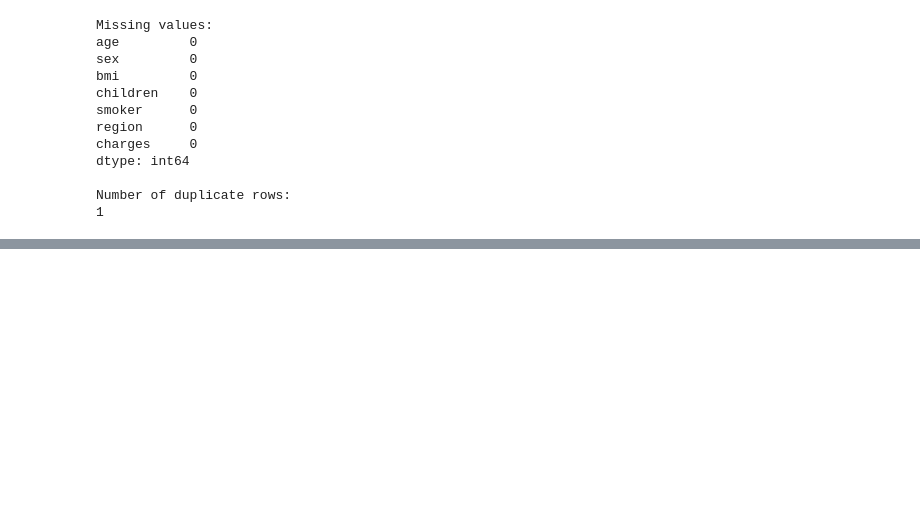
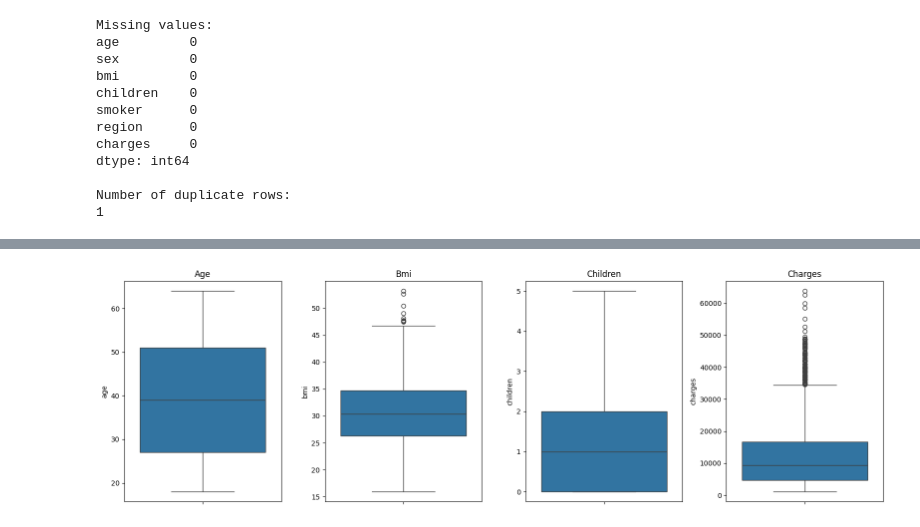
Before and after one commit to Ali-Behdad/Assessment-3-Healthcare-Insurance, a Jupyter notebook: notebooks/01_data_cleaning_and_eda.ipynb, the cells around one changed output, grey strips where cells are left out. Saved outputs shown, nothing was run; the diff lists cells and outputs as text; code cells hidden in the pictures; blank space fills up the shorter version.

Commit message:
Data cleaning and EDA

```diff
--- a/notebooks/01_data_cleaning_and_eda.ipynb
+++ b/notebooks/01_data_cleaning_and_eda.ipynb
@@ -151,0 +184,10 @@ Number of duplicate rows:
+# %%
+# Review data types
+print(data.dtypes)
+
+# Display unique values for categorical variables
+categorical_columns = ["sex", "smoker", "region"]
+
+for column in categorical_columns:
+    print(f"\n{column}:")
+    print(data[column].unique())
@@ -151,0 +237,23 @@ Number of duplicate rows:
+# %%
+# Identify potential outliers using the IQR method
+
+numerical_columns = ["age", "bmi", "children", "charges"]
+
+for column in numerical_columns:
+    Q1 = data[column].quantile(0.25)
+    Q3 = data[column].quantile(0.75)
+    IQR = Q3 - Q1
+
+    lower_bound = Q1 - 1.5 * IQR
+    upper_bound = Q3 + 1.5 * IQR
+
+    outliers = data[
+        (data[column] < lower_bound) |
+        (data[column] > upper_bound)
+    ]
+
+    print(f"\n{column}")
+    print(f"IQR: {IQR:.2f}")
+    print(f"Lower bound: {lower_bound:.2f}")
+    print(f"Upper bound: {upper_bound:.2f}")
+    print(f"Potential outliers: {len(outliers)}")
@@ -151,0 +278,13 @@ Number of duplicate rows:
+# %%
+
+# Box plots for numerical variables
+fig, axes = plt.subplots(1, 4, figsize=(16, 5))
+
+for ax, column in zip(axes, numerical_columns):
+    sns.boxplot(y=data[column], ax=ax)
+    ax.set_title(column.capitalize())
+
+plt.tight_layout()
+plt.show()
+# %% [output]
+[figure, added]
```
Also changed, not shown: parts of 53 cells of this notebook, 1 other file.
